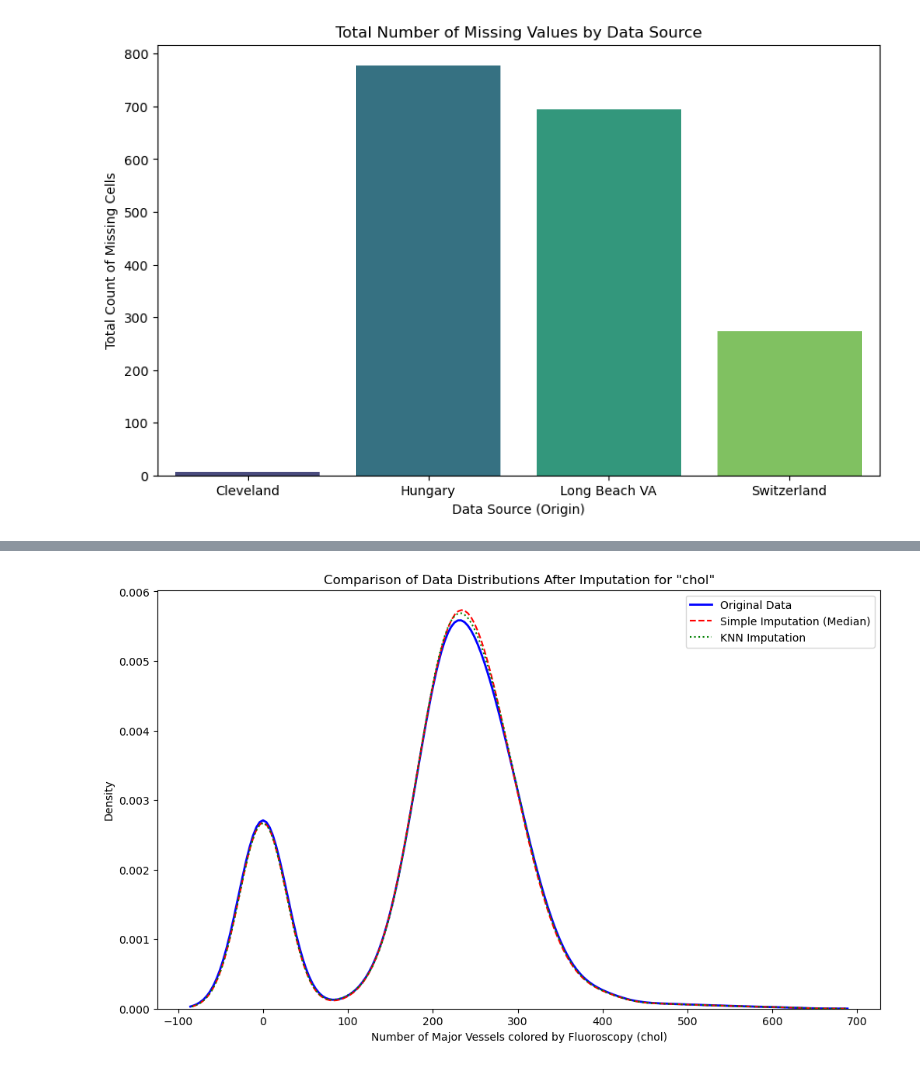
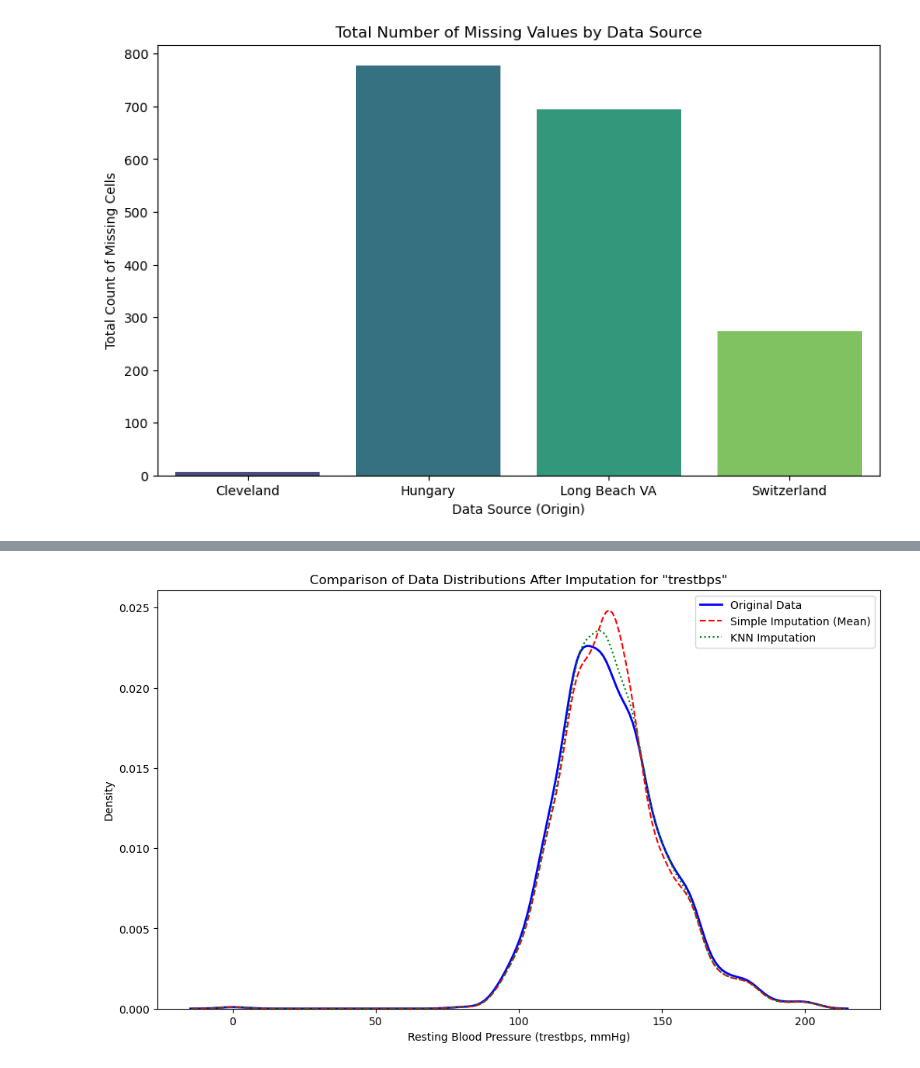
Before and after one commit to hashemwa/cmse830_fds, a Jupyter notebook: analysis.ipynb, the cells around one changed output, grey strips where cells are left out. Drawn from its saved outputs; the diff is of its cells as text; code cells hidden in the pictures.

```diff
--- a/analysis.ipynb
+++ b/analysis.ipynb
@@ -113,26 +165,55 @@ df_combined_knn = pd.concat([
     df_switzerland_knn,
     df_long_beach_va_knn
 ])
+# %%
+# Binary columns -> 0/1
+bin_cols = ["sex", "fbs", "exang", "target"]
+for c in bin_cols:
+    if c in df_combined_knn.columns:
+        df_combined_knn[c] = (df_combined_knn[c].clip(0,1) >= 0.5).astype("Int64")
+
+# Ordinal/ranged codes
+range_cols = {
+    "cp": (1, 4),
+    "restecg": (0, 2),
+    "slope": (1, 3),
+    "ca": (0, 3),
+    "num": (0, 4),
+}
+for c, (lo, hi) in range_cols.items():
+    if c in df_combined_knn.columns:
+        df_combined_knn[c] = df_combined_knn[c].round().clip(lo,hi).astype("Int64")
+
+# thal must be one of {3, 6, 7}
+if "thal" in df_combined_knn.columns:
+    allowed = np.array([3, 6, 7])
+    df_combined_knn["thal"] = df_combined_knn["thal"].apply(
+        lambda v: int(allowed[np.argmin(np.abs(allowed - v))]) if pd.notna(v) else pd.NA
+    ).astype("Int64")
+
+# Convert age to Int64
+if "age" in df_combined_knn.columns:
+    df_combined_knn["age"] = df_combined_knn["age"].round().clip(lower=0).astype("Int64")
 # %%
 # Set up the plot
 plt.figure(figsize=(12, 7))
 
 # Plot the distribution of the original data (where it's not missing)
 # We use a kernel density estimate (kde) plot, which is like a smooth histogram.
-sns.kdeplot(df_combined['chol'].dropna(), label='Original Data', color='blue', linewidth=2)
+sns.kdeplot(df_combined['trestbps'].dropna(), label='Original Data', color='blue', linewidth=2)
 
 # Plot the distribution of the data after Simple Imputation
-sns.kdeplot(df_combined_simple['chol'], label='Simple Imputation (Median)', color='red', linestyle='--')
+sns.kdeplot(df_combined_simple['trestbps'], label='Simple Imputation (Mean)', color='red', linestyle='--')
 
 # Plot the distribution of the data after KNN Imputation
-sns.kdeplot(df_combined_knn['chol'], label='KNN Imputation', color='green', linestyle=':')
+sns.kdeplot(df_combined_knn['trestbps'], label='KNN Imputation', color='green', linestyle=':')
 
 # Add titles and labels for clarity
-plt.title('Comparison of Data Distributions After Imputation for "chol"')
-plt.xlabel('Number of Major Vessels colored by Fluoroscopy (chol)')
+plt.title('Comparison of Data Distributions After Imputation for "trestbps"')
+plt.xlabel("Resting Blood Pressure (trestbps, mmHg)")
 plt.ylabel('Density')
 plt.legend()
 plt.show()
 # %% [output]
-[figure, old version]
+[figure, new version]
 # %%
```
Also changed, not shown: parts of 10 cells of this notebook, 4 other files.
